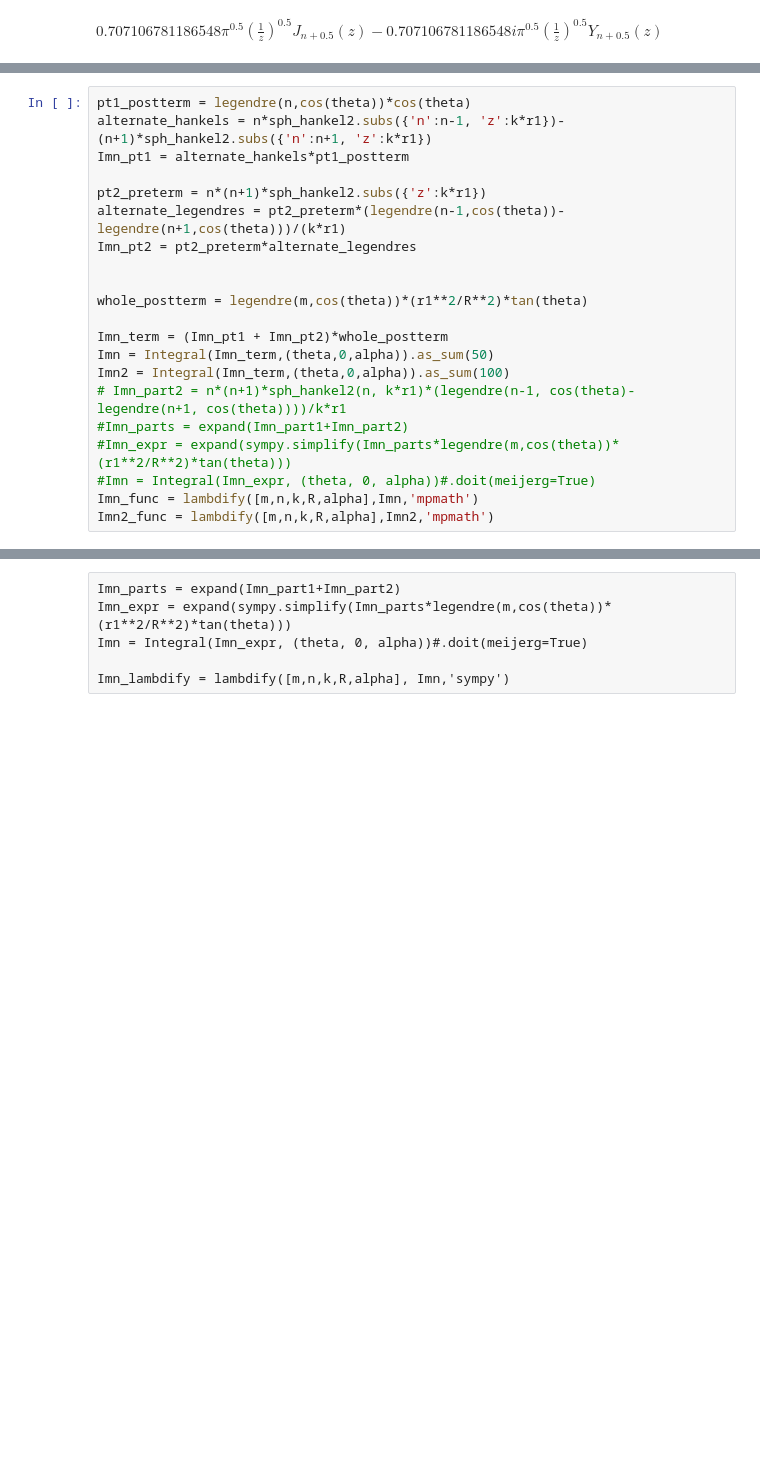
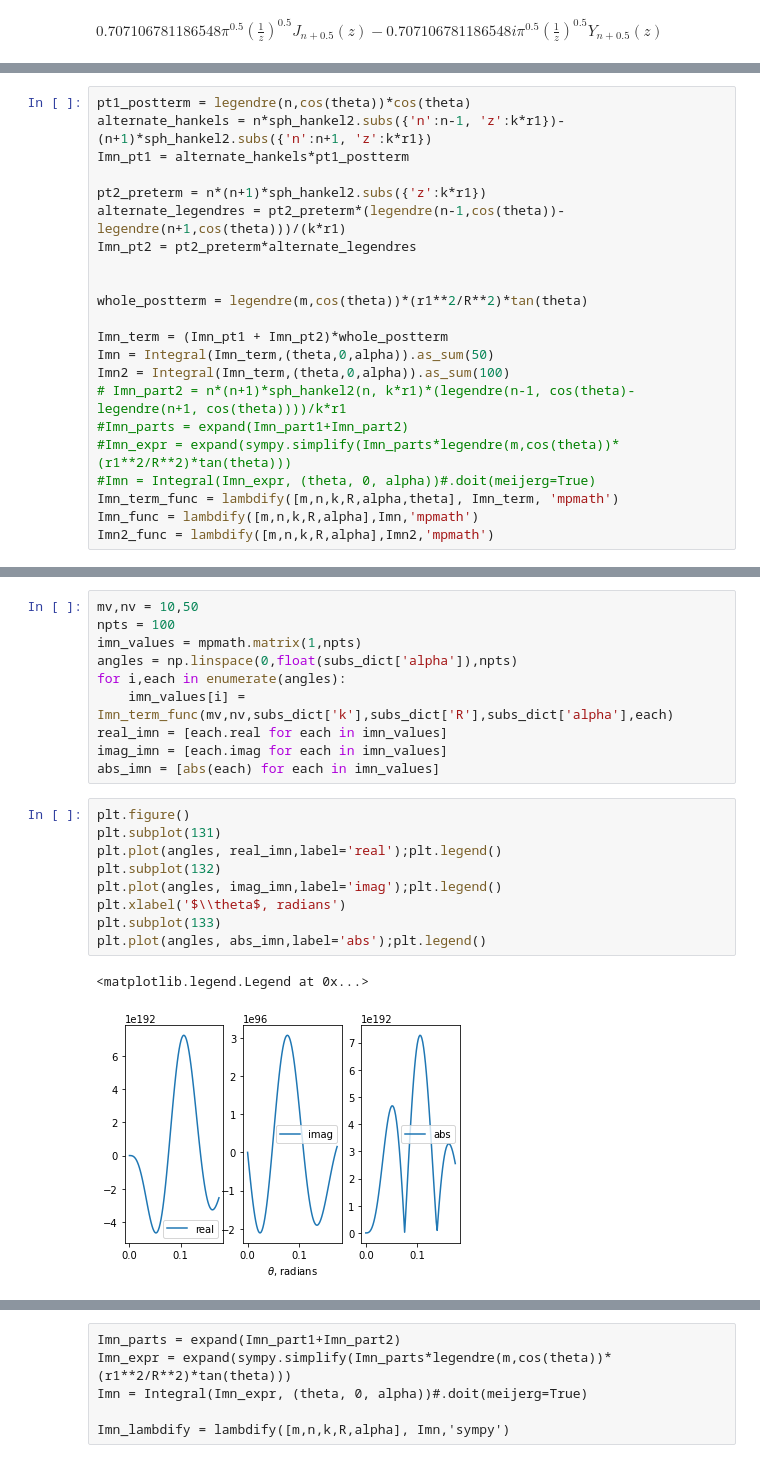
Before and after one commit to thejasvibr/bat_beamshapes, a Jupyter notebook: bat_beamshapes/workshop/understanding delays.ipynb, the cells around one changed output, grey strips where cells are left out. Drawn from its saved outputs; the diff is of its cells as text; blank space fills up the shorter version.

Commit message:
plot Imn function numerically- it is oscillatory, though there's no major crazy fluctuations. Am guessing this should be okay for num. integration

```diff
--- a/bat_beamshapes/workshop/understanding delays.ipynb
+++ b/bat_beamshapes/workshop/understanding delays.ipynb
@@ -112,6 +112,7 @@ Imn2 = Integral(Imn_term,(theta,0,alpha)).as_sum(100)
 #Imn_parts = expand(Imn_part1+Imn_part2)
 #Imn_expr = expand(sympy.simplify(Imn_parts*legendre(m,cos(theta))*(r1**2/R**2)*tan(theta)))
 #Imn = Integral(Imn_expr, (theta, 0, alpha))#.doit(meijerg=True)
+Imn_term_func = lambdify([m,n,k,R,alpha,theta], Imn_term, 'mpmath')
 Imn_func = lambdify([m,n,k,R,alpha],Imn,'mpmath')
 Imn2_func = lambdify([m,n,k,R,alpha],Imn2,'mpmath')
 # %%
@@ -121,0 +123,22 @@ print(out1.real/out2.real, out1.imag/out2.imag, abs(out1)/abs(out2))
+# %%
+mv,nv = 10,50
+npts = 100
+imn_values = mpmath.matrix(1,npts)
+angles = np.linspace(0,float(subs_dict['alpha']),npts)
+for i,each in enumerate(angles):
+    imn_values[i] = Imn_term_func(mv,nv,subs_dict['k'],subs_dict['R'],subs_dict['alpha'],each)
+real_imn = [each.real for each in imn_values]
+imag_imn = [each.imag for each in imn_values]
+abs_imn = [abs(each) for each in imn_values]
+# %%
+plt.figure()
+plt.subplot(131)
+plt.plot(angles, real_imn,label='real');plt.legend()
+plt.subplot(132)
+plt.plot(angles, imag_imn,label='imag');plt.legend()
+plt.xlabel('$\\theta$, radians')
+plt.subplot(133)
+plt.plot(angles, abs_imn,label='abs');plt.legend()
+# %% [output]
+<matplotlib.legend.Legend at 0x...>
+[figure, added]
```
Also changed, not shown: parts of 5 cells of this notebook.
